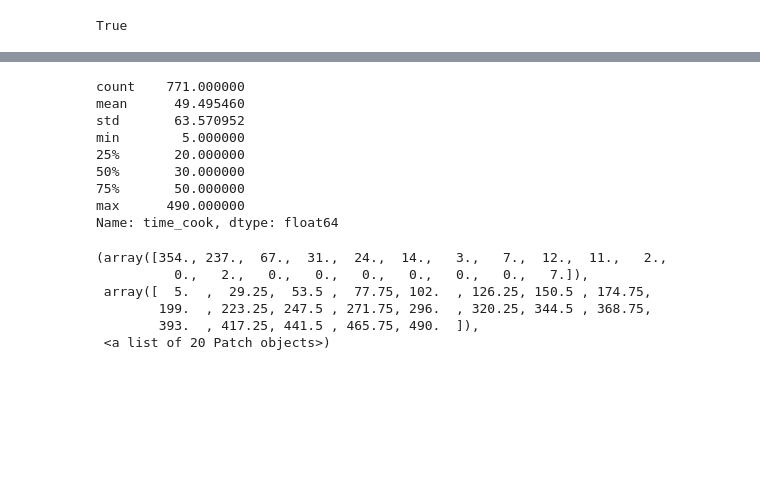
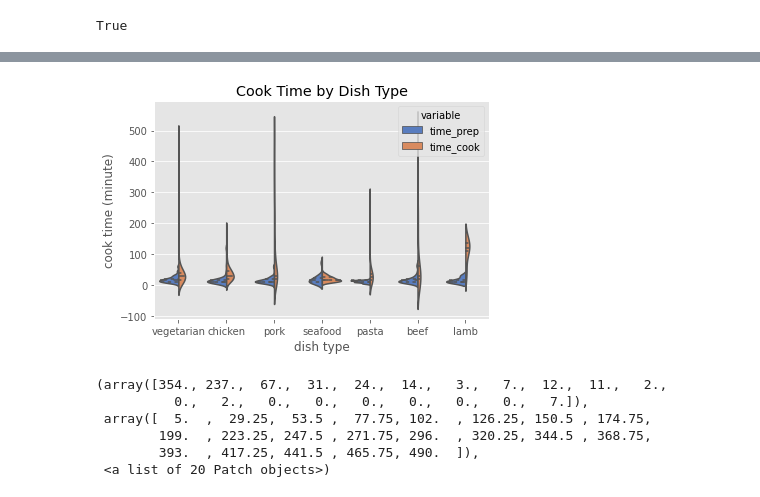
Before and after one commit to microwolf/Scrapy-simplyrecipes, a Jupyter notebook: recipes.ipynb, the cells around one changed output, grey strips where cells are left out. Saved outputs shown, nothing was run; the diff lists cells and outputs as text; code cells hidden in the pictures; blank space fills up the shorter version.

Commit message:
violin plot for cook & prep time by dish type

```diff
--- a/recipes.ipynb
+++ b/recipes.ipynb
@@ -131,6 +131,8 @@ rc['tags'] = rc.tags.apply(lambda x: [el.lower() for el in x ])
 # df file: merge rc-recipe & ct-category files
 df = pd.merge(ct, rc, on = ['author', 'dish'], how = 'right')
 #df.to_csv('simply_recipe_datasheet.csv', header = True)
+# melt cook & prep time into 1 column
+df_time = pd.melt(df, id_vars=['dish', 'type'], value_vars=['time_cook', 'time_prep']).sort_values('dish',ascending=False)
 # %%
 # df: ingredient lists word cloud
 inglst_values = df.inglst.values
@@ -150,3 +152,5 @@ plt.savefig('wc_ingredient',dpi = 400)
 #extra = []
 # %%
 # frequency of ingredients
+df_time['value'] = df_time.value.apply(int)
+df_time['value'].describe()
@@ -153,16 +167,16 @@ plt.savefig('wc_ingredient',dpi = 400)
-# %%
-# df: cook time analysis
-df['time_cook'].describe()
-# %% [output]
-count    771.000000
-mean      49.495460
-std       63.570952
-min        5.000000
-25%       20.000000
-50%       30.000000
-75%       50.000000
-max      490.000000
-Name: time_cook, dtype: float64
+# %%
+# df: cook time analysis
+df['time_cook'].describe()
+#df.boxplot(by='type', column = 'time_cook') #.set_title('cook time by dish type')
+#df_time.boxplot(by = 'type', column = 'value')
+plt_tcook = sns.violinplot(x='type', y='value', hue = 'variable', data = df_time, palette='muted', split = True, inner="quartile")
+plt.xlabel('dish type')
+plt.ylabel('cook time (minute)')
+plt.title('Cook Time by Dish Type')
+plt.suptitle("")
+plt.savefig('violin_time',dpi = 400)
+# %% [output]
+[figure, added]
 # %%
 # plot prep time
 plt.hist(rc['time_cook'], bins = 20, color="blue")
```
Also changed, not shown: parts of 2 cells of this notebook, 2 other files.
